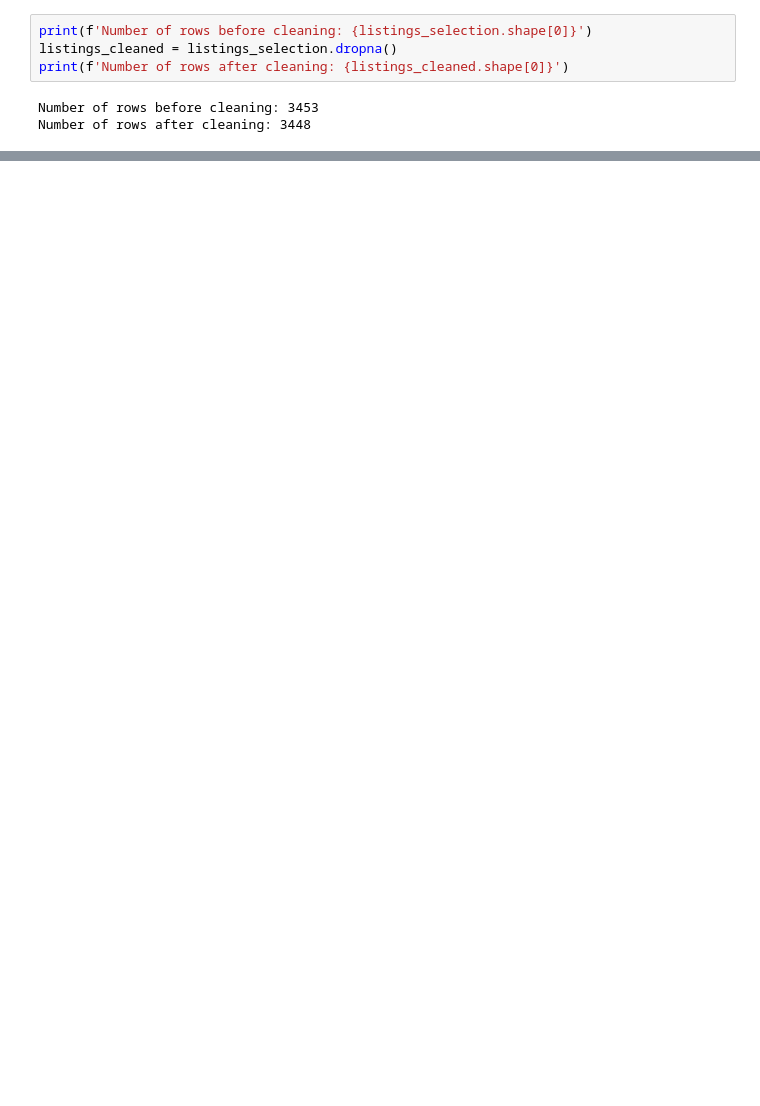
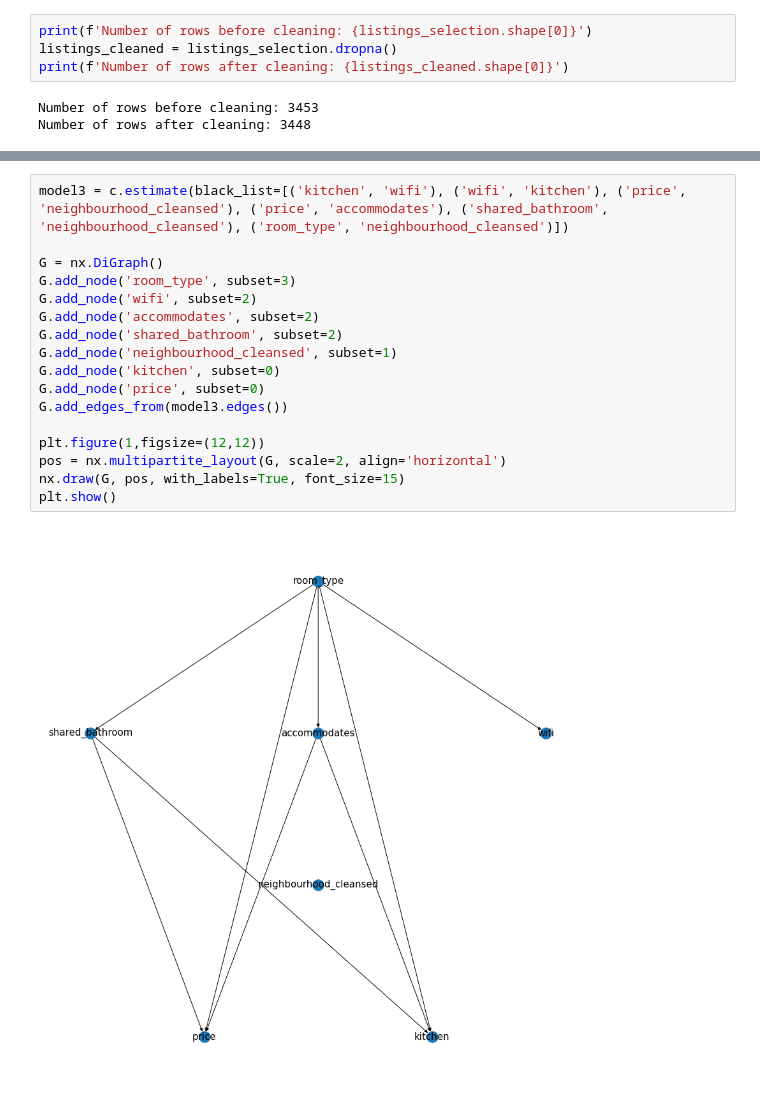
Before and after one commit to Chavelanda/Airbnb-Bayesian-Network, a Jupyter notebook: airbnb_network.ipynb, the cells around one changed output, grey strips where cells are left out. Saved outputs shown, nothing was run; the diff lists cells and outputs as text; blank space fills up the shorter version.

```diff
--- a/airbnb_network.ipynb
+++ b/airbnb_network.ipynb
@@ -671,0 +330,19 @@ P(Wifi)
+# %%
+model3 = c.estimate(black_list=[('kitchen', 'wifi'), ('wifi', 'kitchen'), ('price', 'neighbourhood_cleansed'), ('price', 'accommodates'), ('shared_bathroom', 'neighbourhood_cleansed'), ('room_type', 'neighbourhood_cleansed')])
+
+G = nx.DiGraph()
+G.add_node('room_type', subset=3)
+G.add_node('wifi', subset=2)
+G.add_node('accommodates', subset=2)
+G.add_node('shared_bathroom', subset=2)
+G.add_node('neighbourhood_cleansed', subset=1)
+G.add_node('kitchen', subset=0)
+G.add_node('price', subset=0)
+G.add_edges_from(model3.edges())
+
+plt.figure(1,figsize=(12,12))
+pos = nx.multipartite_layout(G, scale=2, align='horizontal')
+nx.draw(G, pos, with_labels=True, font_size=15)
+plt.show()
+# %% [output]
+[figure, added]
```
Also changed, not shown: parts of 172 cells of this notebook.
